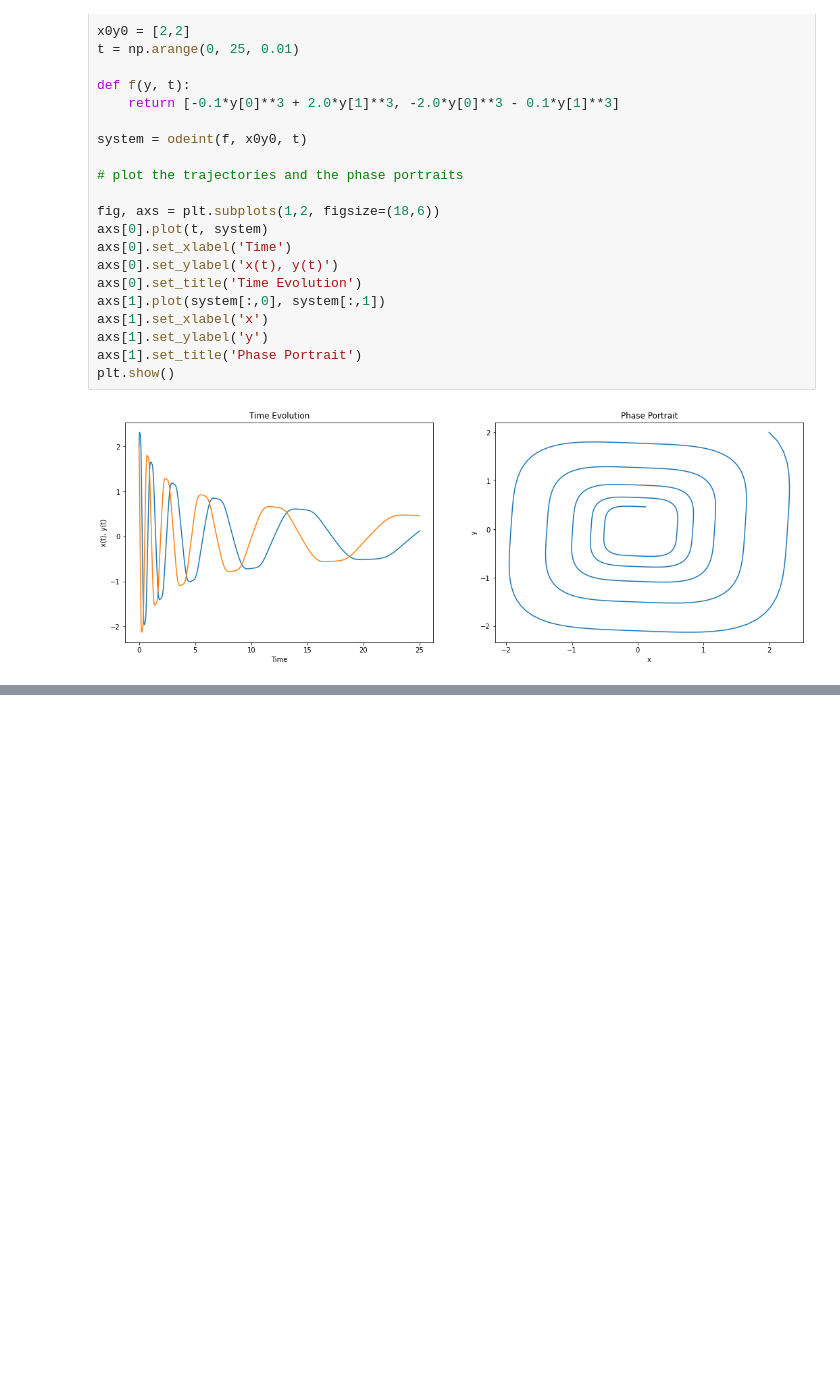
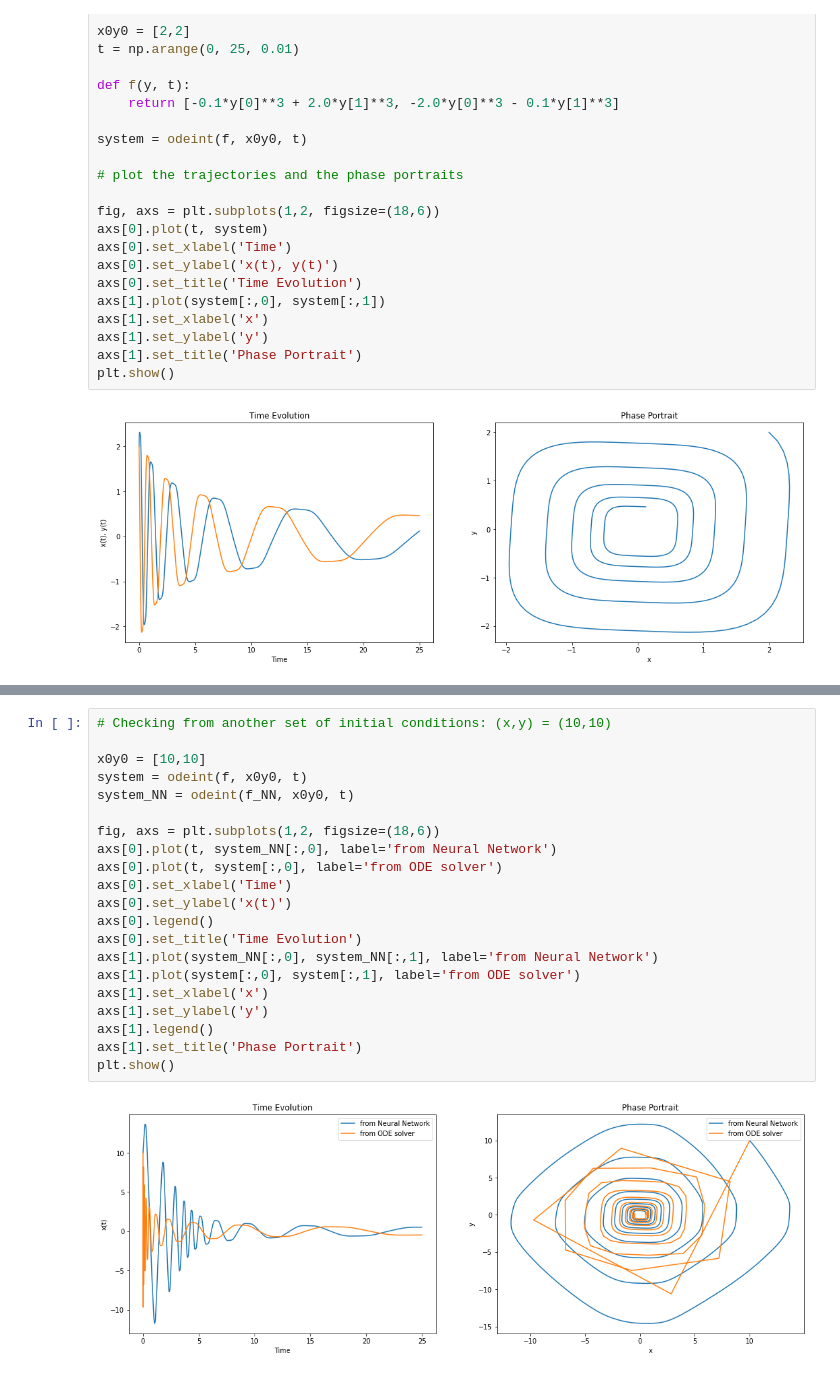
Before and after one commit to thecomputationguy/neural-network-differential-equations, a Jupyter notebook: test_notebook.ipynb, the cells around one changed output, grey strips where cells are left out. Drawn from its saved outputs; the diff is of its cells as text; blank space fills up the shorter version.

```diff
--- a/test_notebook.ipynb
+++ b/test_notebook.ipynb
@@ -92 +91,24 @@ plt.show()
+# %%
+# Checking from another set of initial conditions: (x,y) = (10,10)
+
+x0y0 = [10,10]
+system = odeint(f, x0y0, t)
+system_NN = odeint(f_NN, x0y0, t)
+
+fig, axs = plt.subplots(1,2, figsize=(18,6))
+axs[0].plot(t, system_NN[:,0], label='from Neural Network')
+axs[0].plot(t, system[:,0], label='from ODE solver')
+axs[0].set_xlabel('Time')
+axs[0].set_ylabel('x(t)')
+axs[0].legend()
+axs[0].set_title('Time Evolution')
+axs[1].plot(system_NN[:,0], system_NN[:,1], label='from Neural Network')
+axs[1].plot(system[:,0], system[:,1], label='from ODE solver')
+axs[1].set_xlabel('x')
+axs[1].set_ylabel('y')
+axs[1].legend()
+axs[1].set_title('Phase Portrait')
+plt.show()
+# %% [output]
+[figure, added]
 # %%
```
Also changed, not shown: parts of 4 cells of this notebook.
